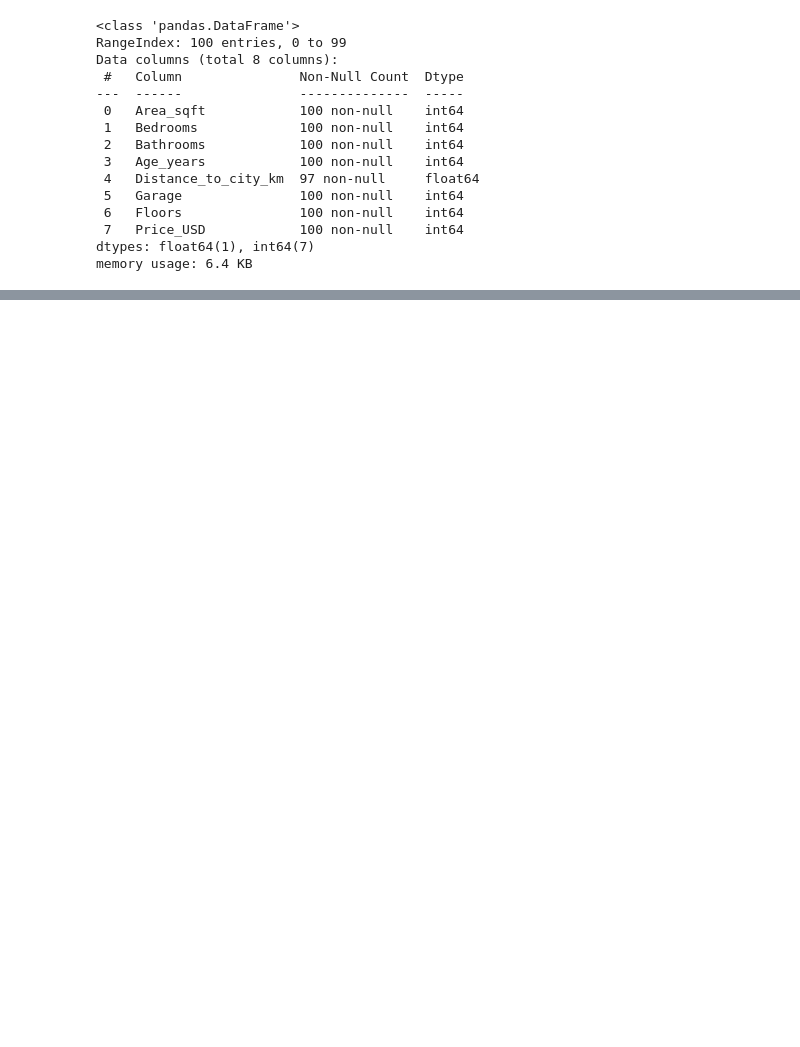
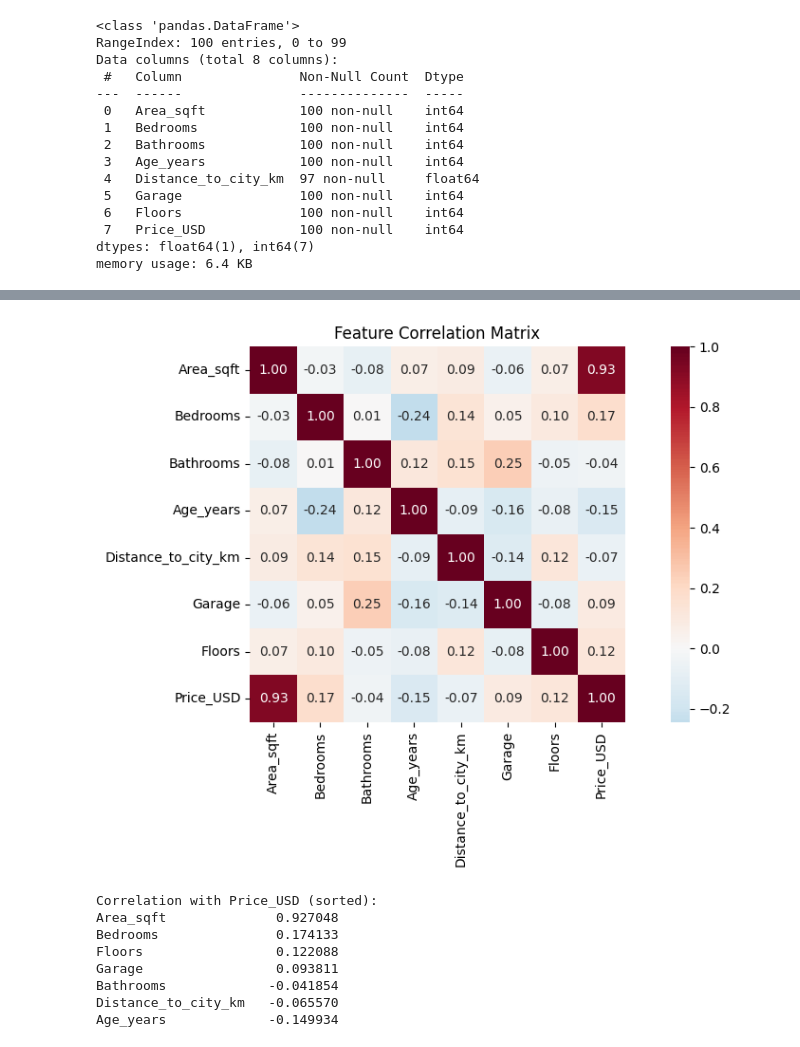
Before and after one commit to johnpaul-raphael/generative-ai-notes, a Jupyter notebook: week-3-ml-hands-on/house_price_prediction.ipynb, the cells around one changed output, grey strips where cells are left out. Drawn from its saved outputs; the diff is of its cells as text; code cells hidden in the pictures; blank space fills up the shorter version.

```diff
--- a/week-3-ml-hands-on/house_price_prediction.ipynb
+++ b/week-3-ml-hands-on/house_price_prediction.ipynb
@@ -98,0 +234,23 @@ features = ['Area_sqft', 'Bedrooms', 'Bathrooms', 'Age_years', 'Distance_to_city
+# %%
+# Correlation heatmap — which features correlate most with Price?
+plt.figure(figsize=(10, 6))
+correlation = df.corr()
+sns.heatmap(correlation, annot=True, fmt='.2f', cmap='RdBu_r', center=0, square=True)
+plt.title('Feature Correlation Matrix')
+plt.tight_layout()
+plt.show()
+
+# READ THIS: Look at the Price_USD row — features with high absolute correlation
+# are the strongest predictors. Positive = price goes up, Negative = price goes down.
+print("\nCorrelation with Price_USD (sorted):")
+print(correlation['Price_USD'].drop('Price_USD').sort_values(ascending=False).to_string())
+# %% [output]
+[figure, added]
+Correlation with Price_USD (sorted):
+Area_sqft              0.927048
+Bedrooms               0.174133
+Floors                 0.122088
+Garage                 0.093811
+Bathrooms             -0.041854
+Distance_to_city_km   -0.065570
+Age_years             -0.149934
```
Also changed, not shown: parts of 33 cells of this notebook, 2 other files.
